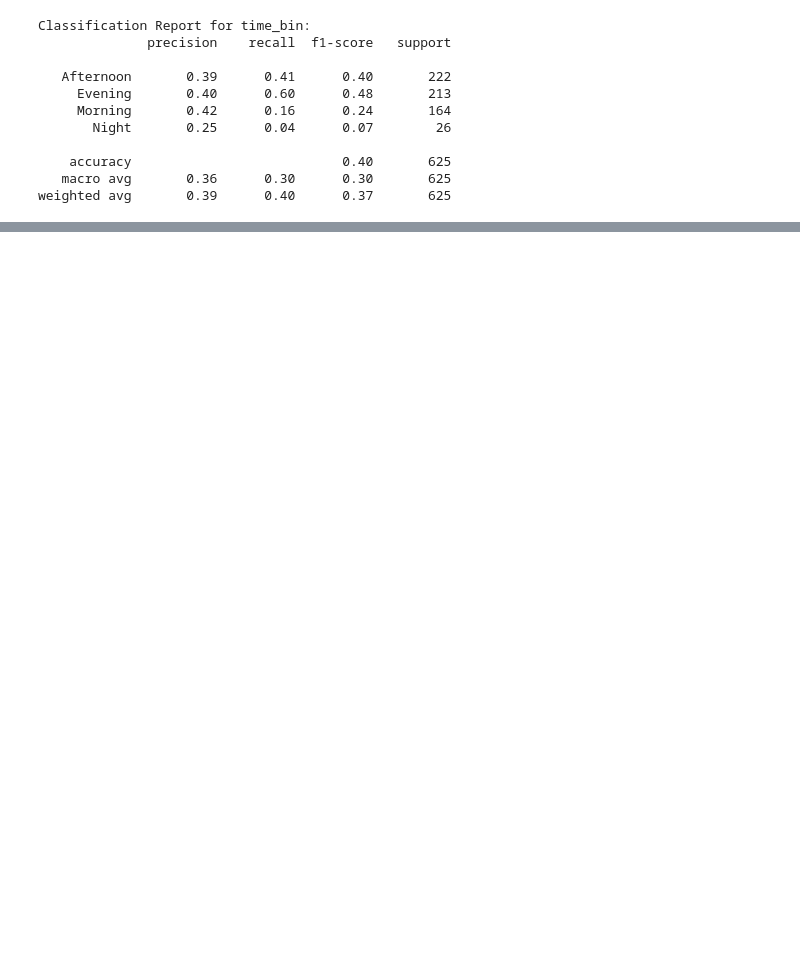
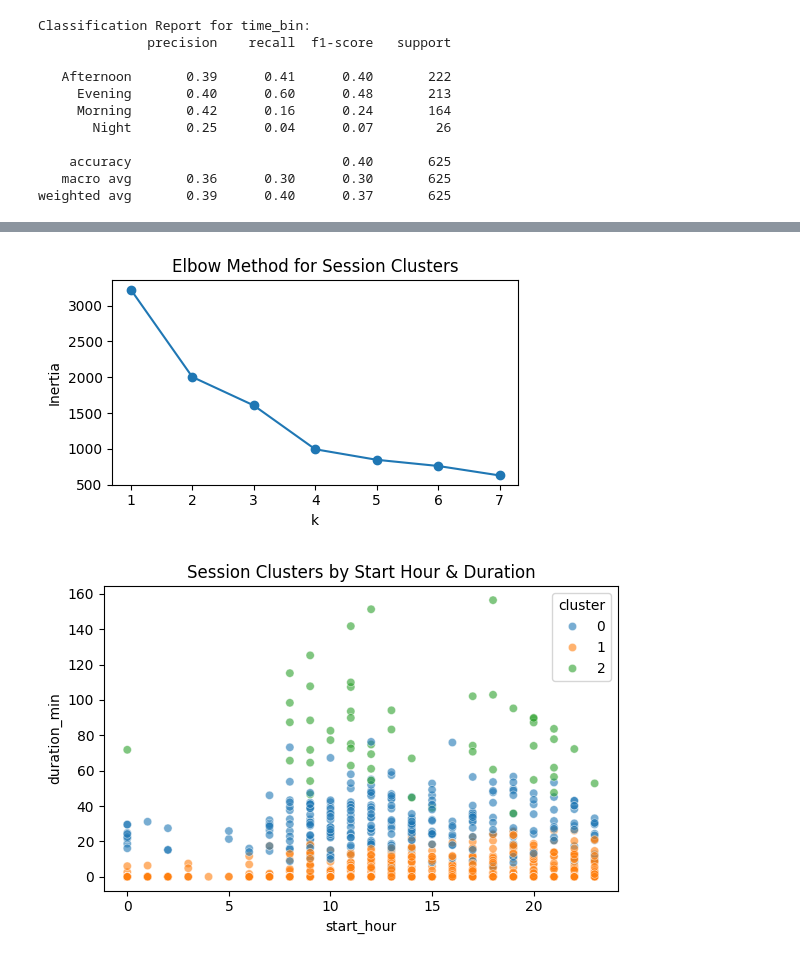
Before and after one commit to aleynamertsoy/Aleyna-DSA210, a Jupyter notebook: tiktok_analysis.ipynb, the cells around one changed output, grey strips where cells are left out. Drawn from its saved outputs; the diff is of its cells as text; code cells hidden in the pictures; blank space fills up the shorter version.

```diff
--- a/tiktok_analysis.ipynb
+++ b/tiktok_analysis.ipynb
@@ -444,0 +565,39 @@ weighted avg       0.29      0.28      0.27       625
+# %%
+# === Cell: Clustering Sessions (KMeans) ===
+from sklearn.preprocessing import StandardScaler
+from sklearn.cluster import KMeans
+import matplotlib.pyplot as plt
+import seaborn as sns
+
+# Choose numeric features
+X_sess = session_df[['duration_min','count','start_hour']]
+X_scaled = StandardScaler().fit_transform(X_sess)
+
+# Find optimal k (elbow)
+inertia = []
+K = range(1,8)
+for k in K:
+    inertia.append(KMeans(n_clusters=k, random_state=42).fit(X_scaled).inertia_)
+plt.figure(figsize=(5,3))
+plt.plot(K, inertia, '-o')
+plt.xlabel('k'); plt.ylabel('Inertia')
+plt.title('Elbow Method for Session Clusters')
+plt.tight_layout(); plt.show()
+
+# Fit KMeans with chosen k=3
+k = 3
+km = KMeans(n_clusters=k, random_state=42).fit(X_scaled)
+session_df['cluster'] = km.labels_
+
+# Visualize clusters
+plt.figure(figsize=(6,4))
+sns.scatterplot(
+    x='start_hour', y='duration_min',
+    hue='cluster', palette='tab10',
+    data=session_df, alpha=0.6
+)
+plt.title('Session Clusters by Start Hour & Duration')
+plt.tight_layout(); plt.show()
+# %% [output]
+[figure, added]
+[figure, added]
```
Also changed, not shown: parts of 7 cells of this notebook.
